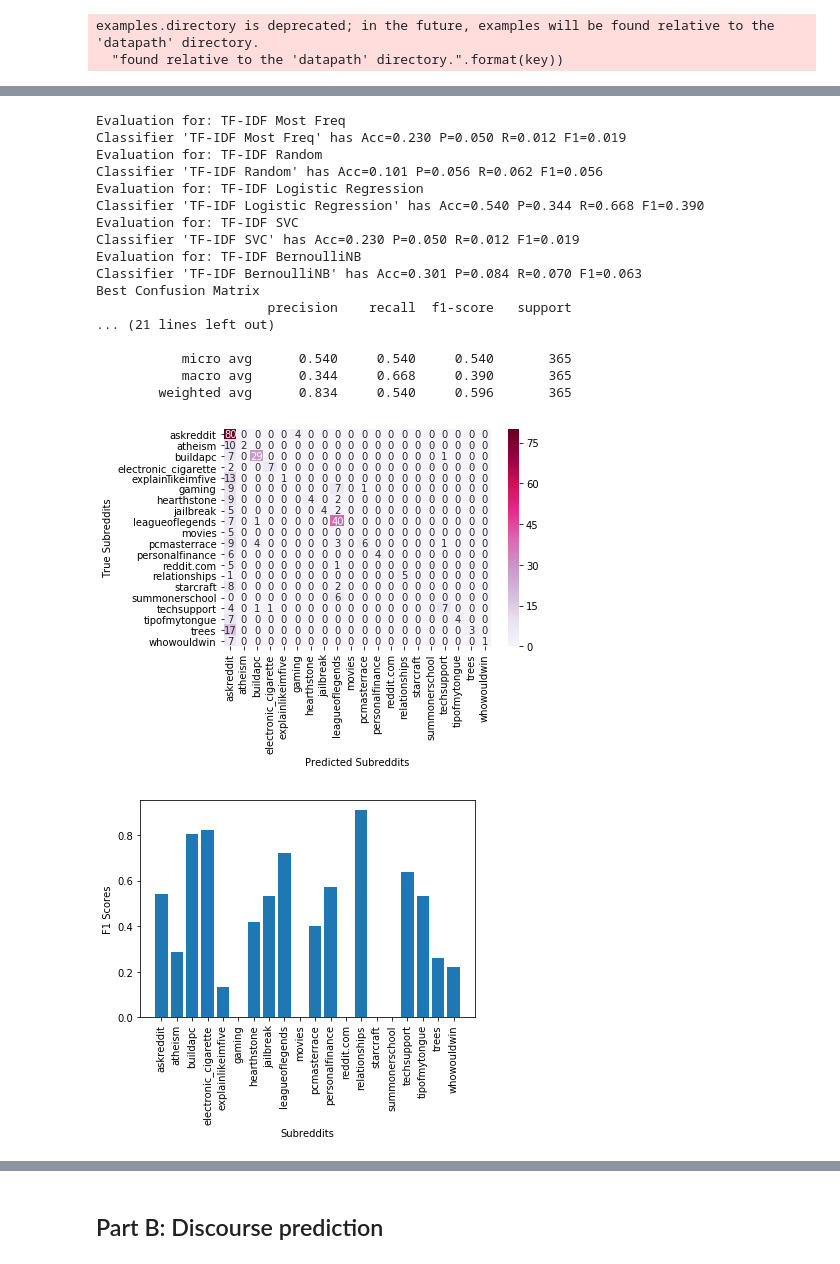
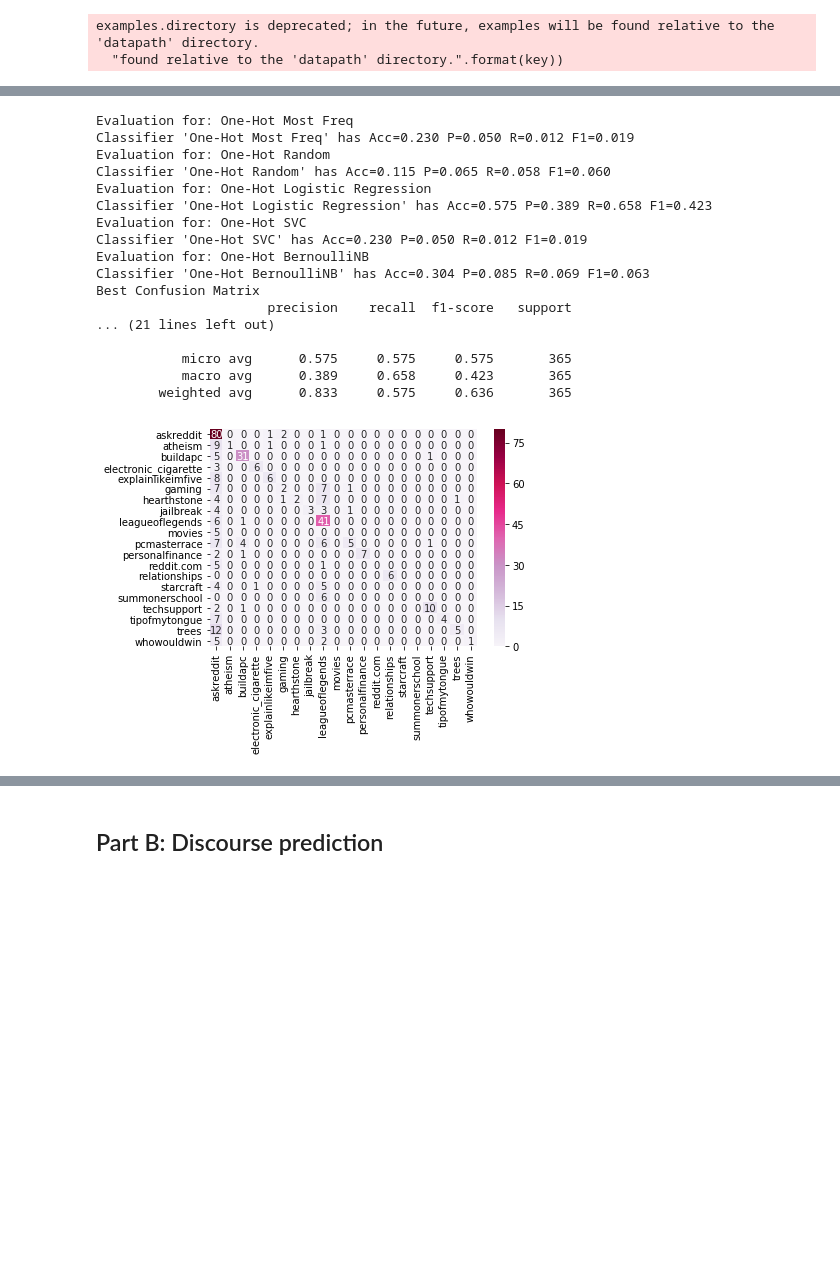
Before and after one commit to themadprofessor/UniWork, a Jupyter notebook: TAD/Coursework skeleton.ipynb, the cells around one changed output, grey strips where cells are left out. Saved outputs shown, nothing was run; the diff lists cells and outputs as text; code cells hidden in the pictures; blank space fills up the shorter version.

```diff
--- a/TAD/Coursework skeleton.ipynb
+++ b/TAD/Coursework skeleton.ipynb
@@ -177,7 +202,6 @@ from sklearn.metrics import precision_score
 from sklearn.metrics import recall_score
 from sklearn.metrics import accuracy_score
 from sklearn.metrics import fbeta_score
-from sklearn.utils.multiclass import unique_labels
 import seaborn as sn
 import matplotlib.pyplot as plt
 
@@ -186,23 +210,7 @@ def print_matrix(predictions, true_labels):
     con_mat = confusion_matrix(true_labels, predictions)
     df_con_mat = pd.DataFrame(con_mat, index=sorted(list(set(true_labels))), columns=sorted(list(set(true_labels))))
     plt.figure()
-    ax = sn.heatmap(df_con_mat, cmap='PuRd', annot=True, fmt='g')
-    ax.set_xlabel('Predicted Subreddits')
-    ax.set_ylabel('True Subreddits')
-    plt.show()
-
-def print_graph(predictions, true_labels):
-    data = classification_report(predictions, true_labels, digits=3, output_dict=True)
-    del data['micro avg']
-    del data['macro avg']
-    del data['weighted avg']
-    data = {k:v['f1-score'] for k, v in data.items()}
-    plt.figure()
-    ax = plt.axes()
-    ax.bar(list(data.keys()), list(data.values()))
-    ax.set_xticklabels(list(data.keys()), rotation='vertical')
-    ax.set_xlabel('Subreddits')
-    ax.set_ylabel('F1 Scores')
+    sn.heatmap(df_con_mat, cmap='PuRd', annot=True, fmt='g')
     plt.show()
 
 def evaluation(predicts, true_labels):
@@ -222,7 +230,6 @@ def evaluation(predicts, true_labels):
 
     print("Best Confusion Matrix"),
     print_matrix(best_pred, true_labels)
-    print_graph(best_pred, true_labels)
 # %% [output]
 examples.directory is deprecated; in the future, examples will be found relative to the 'datapath' directory.
   "found relative to the 'datapath' directory.".format(key))
@@ -303,38 +309,37 @@ Best Confusion Matrix
 # %%
 most_freq_class.fit(train_tfidf_features, train_threads_expand['subreddit'])
 rand_class.fit(train_tfidf_features, train_threads_expand['subreddit'])
 log_reg_class.fit(train_tfidf_features, train_threads_expand['subreddit'])
 svc_class.fit(train_tfidf_features, train_threads_expand['subreddit'])
 ber_nb_class.fit(train_tfidf_features, train_threads_expand['subreddit'])
 
 predicts = {}
-predicts['TF-IDF Most Freq'] = most_freq_class.predict(test_tfidf_features)
-predicts['TF-IDF Random'] = rand_class.predict(test_tfidf_features)
-predicts['TF-IDF Logistic Regression'] = log_reg_class.predict(test_tfidf_features)
-predicts['TF-IDF SVC'] = svc_class.predict(test_tfidf_features)
-predicts['TF-IDF BernoulliNB'] = ber_nb_class.predict(test_tfidf_features)
+predicts['One-Hot Most Freq'] = most_freq_class.predict(test_tfidf_features)
+predicts['One-Hot Random'] = rand_class.predict(test_tfidf_features)
+predicts['One-Hot Logistic Regression'] = log_reg_class.predict(test_tfidf_features)
+predicts['One-Hot SVC'] = svc_class.predict(test_tfidf_features)
+predicts['One-Hot BernoulliNB'] = ber_nb_class.predict(test_tfidf_features)
 
 evaluation(predicts, test_threads_expand['subreddit'])
 # %% [output]
-Evaluation for: TF-IDF Most Freq
-Classifier 'TF-IDF Most Freq' has Acc=0.230 P=0.050 R=0.012 F1=0.019
-Evaluation for: TF-IDF Random
-Classifier 'TF-IDF Random' has Acc=0.101 P=0.056 R=0.062 F1=0.056
-Evaluation for: TF-IDF Logistic Regression
-Classifier 'TF-IDF Logistic Regression' has Acc=0.540 P=0.344 R=0.668 F1=0.390
-Evaluation for: TF-IDF SVC
-Classifier 'TF-IDF SVC' has Acc=0.230 P=0.050 R=0.012 F1=0.019
-Evaluation for: TF-IDF BernoulliNB
-Classifier 'TF-IDF BernoulliNB' has Acc=0.301 P=0.084 R=0.070 F1=0.063
+Evaluation for: One-Hot Most Freq
+Classifier 'One-Hot Most Freq' has Acc=0.230 P=0.050 R=0.012 F1=0.019
+Evaluation for: One-Hot Random
+Classifier 'One-Hot Random' has Acc=0.115 P=0.065 R=0.058 F1=0.060
+Evaluation for: One-Hot Logistic Regression
+Classifier 'One-Hot Logistic Regression' has Acc=0.575 P=0.389 R=0.658 F1=0.423
+Evaluation for: One-Hot SVC
+Classifier 'One-Hot SVC' has Acc=0.230 P=0.050 R=0.012 F1=0.019
+Evaluation for: One-Hot BernoulliNB
+Classifier 'One-Hot BernoulliNB' has Acc=0.304 P=0.085 R=0.069 F1=0.063
 Best Confusion Matrix
                       precision    recall  f1-score   support
 ... (21 lines left out)
 
-           micro avg      0.540     0.540     0.540       365
-           macro avg      0.344     0.668     0.390       365
-        weighted avg      0.834     0.540     0.596       365
+           micro avg      0.575     0.575     0.575       365
+           macro avg      0.389     0.658     0.423       365
+        weighted avg      0.833     0.575     0.636       365
-[figure, old version]
+[figure, new version]
-[figure, removed]
 # %%
 from sklearn.model_selection import RandomizedSearchCV
 from sklearn.metrics import f1_score, make_scorer
```
Also changed, not shown: parts of 21 cells of this notebook, 5 other files.
